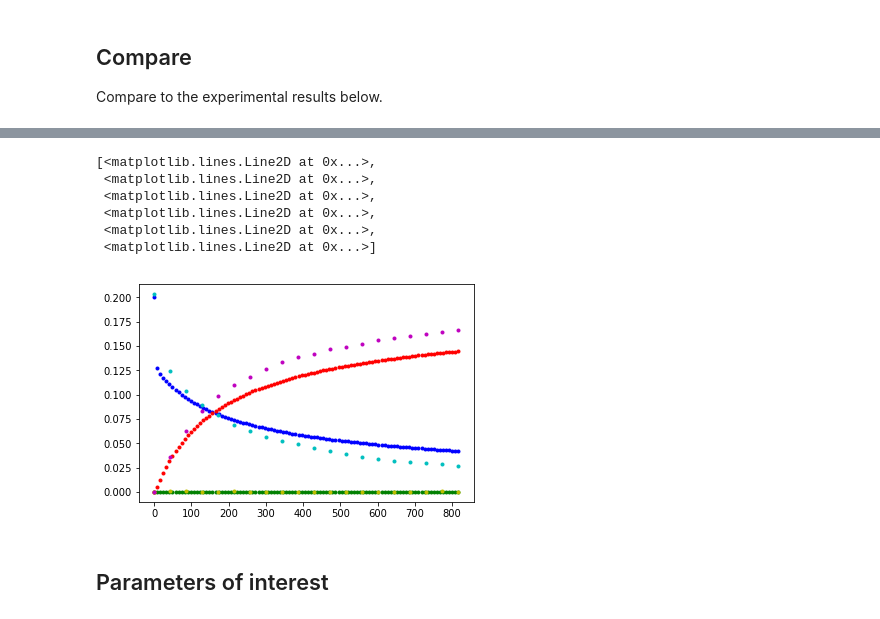
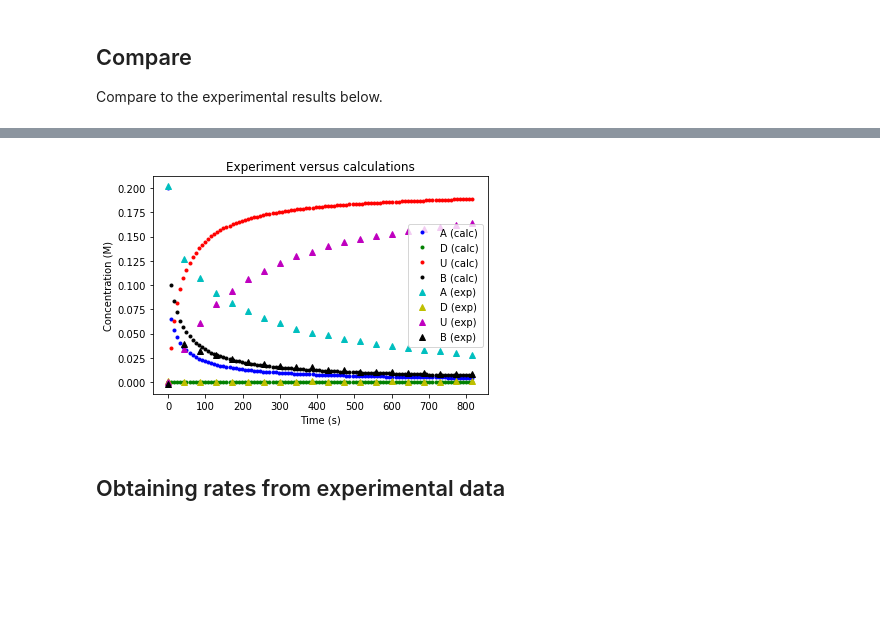
Before and after one commit to ayisakov/kinetics-project, a Jupyter notebook: validator.ipynb, the cells around one changed output, grey strips where cells are left out. Cells and saved outputs as stored; diff of their text form; code cells hidden in the pictures; blank space fills up the shorter version.

```diff
--- a/validator.ipynb
+++ b/validator.ipynb
@@ -17,7 +18,7 @@ from scipy.optimize import curve_fit
 # %% [markdown]
 ## Use the following cell to import tab-separated experiment data
 # %%
-filename = "data/exp1426.tsv"
+filename = "data/exp1428.tsv"
 exp = pd.read_csv(filename, sep="\t|[ ]{1,}", engine='python', skiprows=2, names=['Time', 'A', 'D', 'U'])
 init = pd.read_csv(filename, sep="\t|[ ]{1,}", engine='python', skiprows=1, names=['A', 'D', 'U', 'C', 'T'], nrows=1, usecols=range(2, 7))
 t_final = exp.Time.values[-1]
@@ -93,7 +83,7 @@ def concentrations(cA0, cC0, T, time, params):
             rateD = dddt(C_B, cC0, beta2, k1, k_1)
             rateU = dudt(C_B, beta3, k3)
             rateA = dadt(C_A, C_B, alpha, beta1, k1, k_1)
-            rateB = -1 * (rateA + rateD + rateU)
+            rateB = -1 * rateA - rateD - rateU
             return (rateA, rateB, rateD, rateU)
 
         times = np.linspace(0, time, 100)
@@ -110,15 +100,15 @@ def concentrations(cA0, cC0, T, time, params):
 ## Integrate
 Use the cell below to carry out the integration
 # %%
-alpha = 3. # 3
+alpha = 2. # 3
 beta1 = 2. # 2
 beta2 = 2. # 2
-beta3 = 2. # 2
+beta3 = 2.2 # 2
 gamma = 1. # 1
 k1 = 4. # 2.2
 k_1 = 1.5 # 1.6
 k2 = 1. # 1
-k3 = 0.2 # 0.38
+k3 = 0.647 # 0.38
 times, A, D, U, B = concentrations(init.A, init.C, init.T, t_prefinal,
                                 (alpha, beta1, beta2, beta3, gamma, k1, k_1, k2, k3))
 # %% [markdown]
@@ -150,21 +142,23 @@ plt.plot(exp.Time.values[:-1], exp.A.values[:-1], 'b.',
 # %%
+exp_possible_b = init.A.values[0] - (exp.A.values + exp.U.values) # mol/L of A unaccounted for (potential B)
 # Plot experimental and calculated results on the same chart
-plt.plot(times, A, 'b.',
-       times, D, 'g.',
-       times, U, 'r.',
-       exp.Time.values[:-1], exp.A.values[:-1], 'c.',
-       exp.Time.values[:-1], exp.D.values[:-1], 'y.',
-       exp.Time.values[:-1], exp.U.values[:-1], 'm.')
+plt.plot(times, A, 'b.', label='A (calc)')
+plt.plot(times, D, 'g.', label='D (calc)')
+plt.plot(times, U, 'r.', label='U (calc)')
+plt.plot(times, B, 'k.', label='B (calc)')
+plt.plot(exp.Time.values[:-1], exp.A.values[:-1], 'c^', label='A (exp)')
+plt.plot(exp.Time.values[:-1], exp.D.values[:-1], 'y^', label='D (exp)')
+plt.plot(exp.Time.values[:-1], exp.U.values[:-1], 'm^', label='U (exp)')
+plt.plot(exp.Time.values[:-1], exp_possible_b[:-1], 'k^', label='B (exp)')
+plt.legend()
+plt.title('Experiment versus calculations')
+plt.xlabel('Time (s)')
+plt.ylabel('Concentration (M)')
+plt.show()
 # %% [output]
-[<matplotlib.lines.Line2D at 0x...>,
- <matplotlib.lines.Line2D at 0x...>,
- <matplotlib.lines.Line2D at 0x...>,
- <matplotlib.lines.Line2D at 0x...>,
- <matplotlib.lines.Line2D at 0x...>,
- <matplotlib.lines.Line2D at 0x...>]
-[figure, old version]
+[figure, new version]
-# %% [markdown]
-## Parameters of interest
+# %% [markdown]
+## Obtaining rates from experimental data
 # %%
 # 3-point differentiation of experimental [A] and [U]
 exp_a = exp.A.values[:-1] # ignore the last long-time value
```
Also changed, not shown: parts of 16 cells of this notebook, 4 other files.
